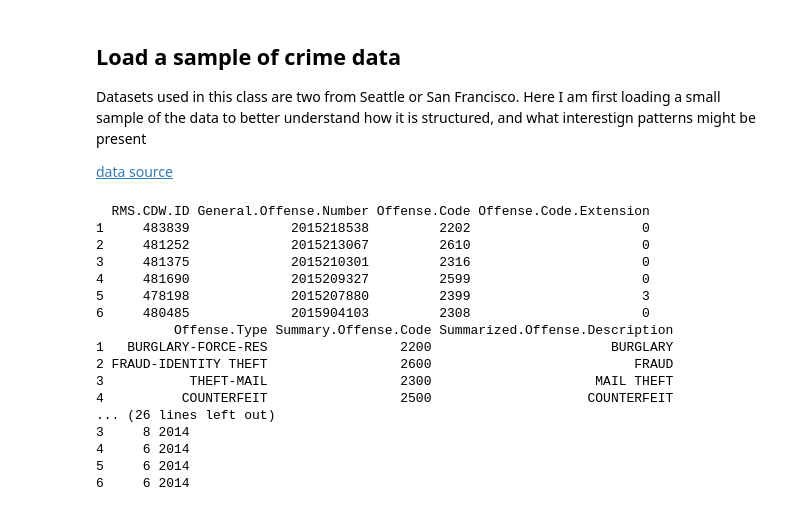
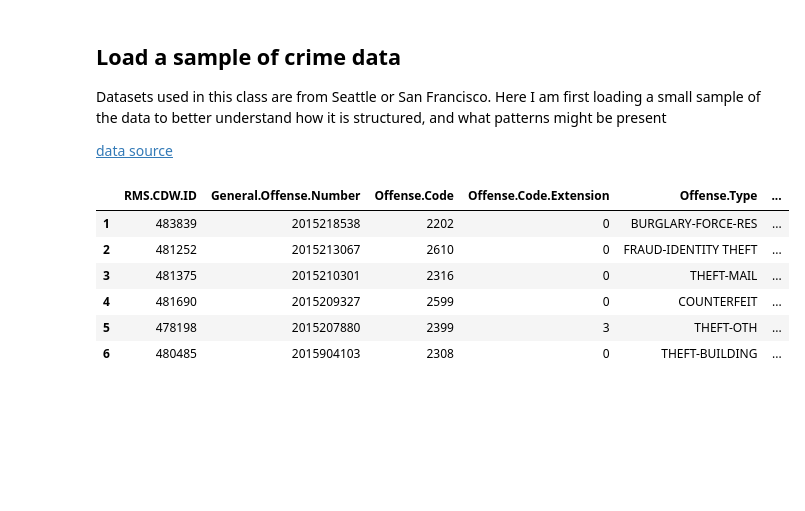
Before and after one commit to djq/jupyter-notebooks, a Jupyter notebook: communicating-data-science/week1/analysis/crime_data.ipynb, the cells around one changed output. Saved outputs shown, nothing was run; the diff lists cells and outputs as text; code cells hidden in the pictures; blank space fills up the shorter version.

```diff
--- a/communicating-data-science/week1/analysis/crime_data.ipynb
+++ b/communicating-data-science/week1/analysis/crime_data.ipynb
@@ -1,36 +1,23 @@
 # %% [markdown]
 ## Load a sample of crime data
-Datasets used in this class are two from Seattle or San Francisco. Here I am first loading a small sample of the data to better understand how it is structured, and what interestign patterns might be present
+Datasets used in this class are from Seattle or San Francisco. Here I am first loading a small sample of the data to better understand how it is structured, and what patterns might be present
 
 [data source](https://github.com/djq/datasci_course_materials/blob/master/assignment6/crimeanalytics.md)
 # %%
 # first set my working directory
 data = '/Users/djq/repos/jupyter-notebooks/communicating-data-science/week1/data'
 setwd(data)
 
 # load sample of data
 seattle <- read.csv('seattle_incidents_summer_2014.csv')
 
-# reduce this to first 100 rows
-seattle_sample <- head(seattle, 100)
-
-# what fields are available?
-print(head(seattle_sample))
+# what fields are in dataset?
+head(seattle)
 # %% [output]
-  RMS.CDW.ID General.Offense.Number Offense.Code Offense.Code.Extension
-1     483839             2015218538         2202                      0
-2     481252             2015213067         2610                      0
-3     481375             2015210301         2316                      0
-4     481690             2015209327         2599                      0
-5     478198             2015207880         2399                      3
-6     480485             2015904103         2308                      0
-          Offense.Type Summary.Offense.Code Summarized.Offense.Description
-1   BURGLARY-FORCE-RES                 2200                       BURGLARY
-2 FRAUD-IDENTITY THEFT                 2600                          FRAUD
-3           THEFT-MAIL                 2300                     MAIL THEFT
-4          COUNTERFEIT                 2500                    COUNTERFEIT
-... (26 lines left out)
-3     8 2014
-4     6 2014
-5     6 2014
-6     6 2014
+|  | RMS.CDW.ID | General.Offense.Number | Offense.Code | Offense.Code.Extension | Offense.Type | ... |
+| 1 | 483839 | 2015218538 | 2202 | 0 | BURGLARY-FORCE-RES | ... |
+| 2 | 481252 | 2015213067 | 2610 | 0 | FRAUD-IDENTITY THEFT | ... |
+| 3 | 481375 | 2015210301 | 2316 | 0 | THEFT-MAIL | ... |
+| 4 | 481690 | 2015209327 | 2599 | 0 | COUNTERFEIT | ... |
+| 5 | 478198 | 2015207880 | 2399 | 3 | THEFT-OTH | ... |
+| 6 | 480485 | 2015904103 | 2308 | 0 | THEFT-BUILDING | ... |
```
Also changed, not shown: parts of 6 cells of this notebook, 1 other file.
